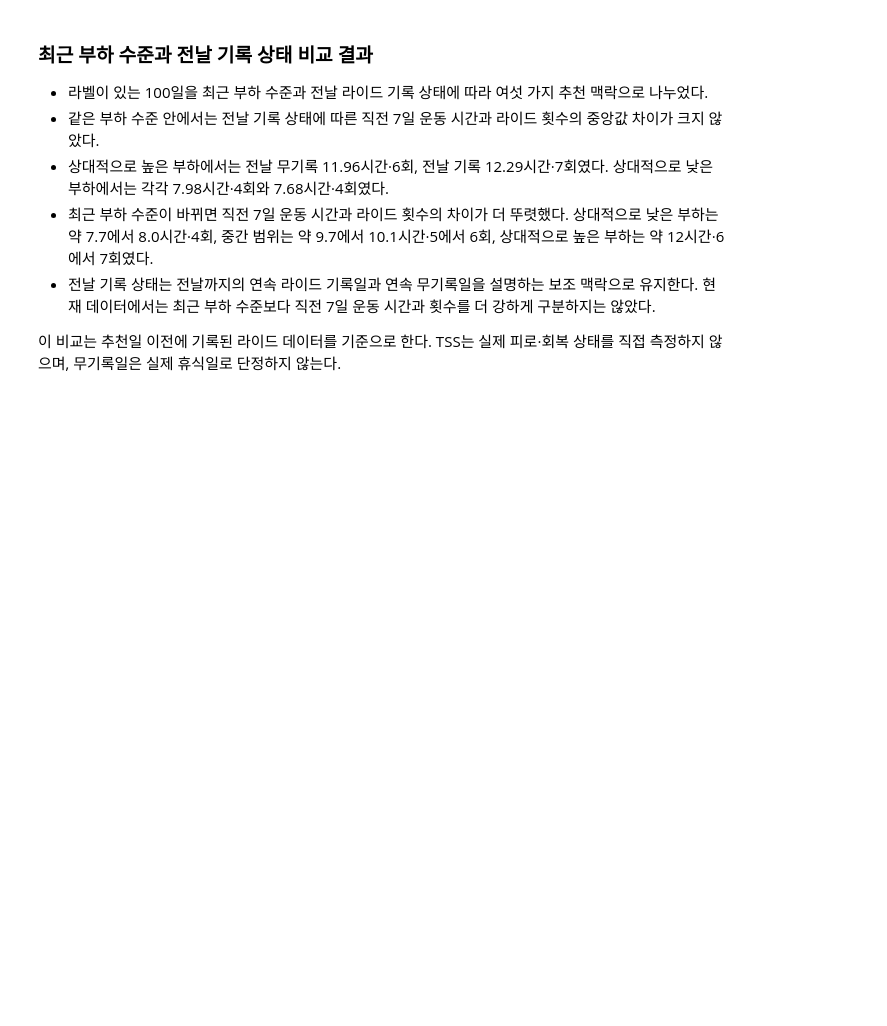
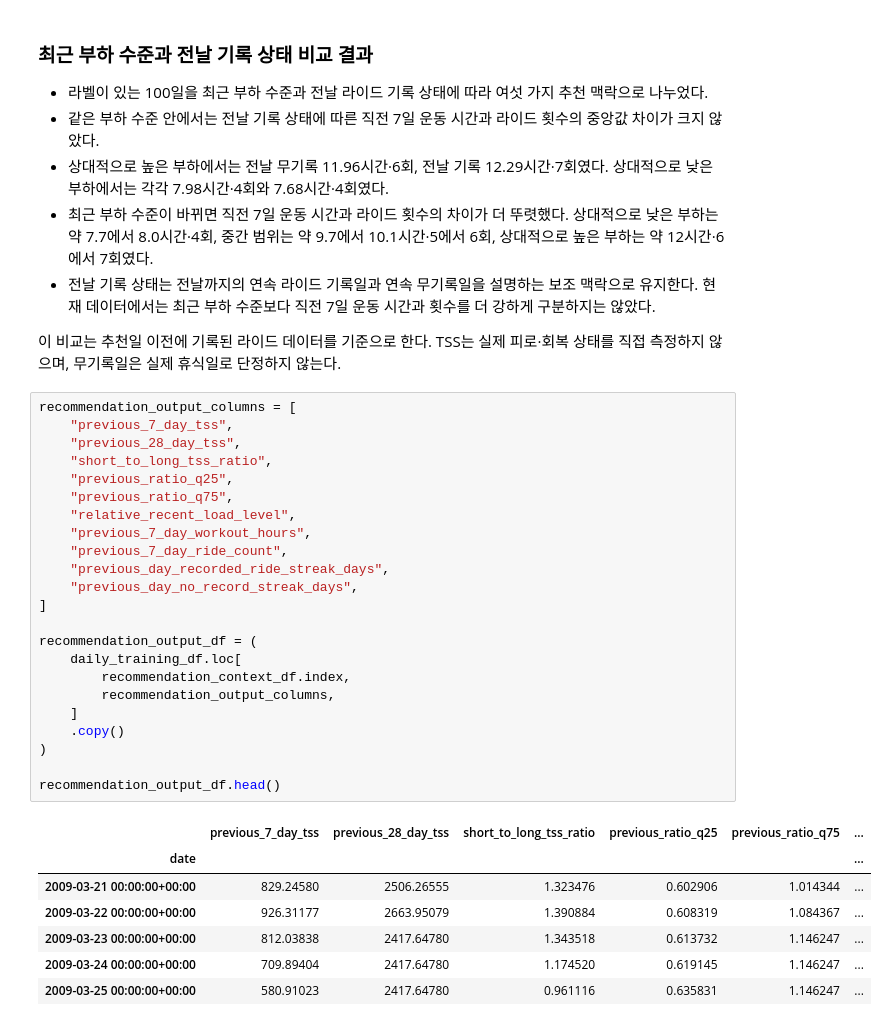
Before and after one commit to jhh0107gsc-hub/cycling, a Jupyter notebook: notebooks/03_recommendation_features.ipynb, the cells around one changed output. Cells and saved outputs as stored; diff of their text form; blank space fills up the shorter version.

Commit message:
Save and validate recommendation context data

```diff
--- a/notebooks/03_recommendation_features.ipynb
+++ b/notebooks/03_recommendation_features.ipynb
@@ -893,3 +893,34 @@ recommendation_context_df.groupby(
 - 전날 기록 상태는 전날까지의 연속 라이드 기록일과 연속 무기록일을 설명하는 보조 맥락으로 유지한다. 현재 데이터에서는 최근 부하 수준보다 직전 7일 운동 시간과 횟수를 더 강하게 구분하지는 않았다.
 
 이 비교는 추천일 이전에 기록된 라이드 데이터를 기준으로 한다. TSS는 실제 피로·회복 상태를 직접 측정하지 않으며, 무기록일은 실제 휴식일로 단정하지 않는다.
+# %%
+recommendation_output_columns = [
+    "previous_7_day_tss",
+    "previous_28_day_tss",
+    "short_to_long_tss_ratio",
+    "previous_ratio_q25",
+    "previous_ratio_q75",
+    "relative_recent_load_level",
+    "previous_7_day_workout_hours",
+    "previous_7_day_ride_count",
+    "previous_day_recorded_ride_streak_days",
+    "previous_day_no_record_streak_days",
+]
+
+recommendation_output_df = (
+    daily_training_df.loc[
+        recommendation_context_df.index,
+        recommendation_output_columns,
+    ]
+    .copy()
+)
+
+recommendation_output_df.head()
+# %% [output]
+|  | previous_7_day_tss | previous_28_day_tss | short_to_long_tss_ratio | previous_ratio_q25 | previous_ratio_q75 | ... |
+| date |  |  |  |  |  | ... |
+| 2009-03-21 00:00:00+00:00 | 829.24580 | 2506.26555 | 1.323476 | 0.602906 | 1.014344 | ... |
+| 2009-03-22 00:00:00+00:00 | 926.31177 | 2663.95079 | 1.390884 | 0.608319 | 1.084367 | ... |
+| 2009-03-23 00:00:00+00:00 | 812.03838 | 2417.64780 | 1.343518 | 0.613732 | 1.146247 | ... |
+| 2009-03-24 00:00:00+00:00 | 709.89404 | 2417.64780 | 1.174520 | 0.619145 | 1.146247 | ... |
+| 2009-03-25 00:00:00+00:00 | 580.91023 | 2417.64780 | 0.961116 | 0.635831 | 1.146247 | ... |
```
Also changed, not shown: parts of 6 cells of this notebook.
